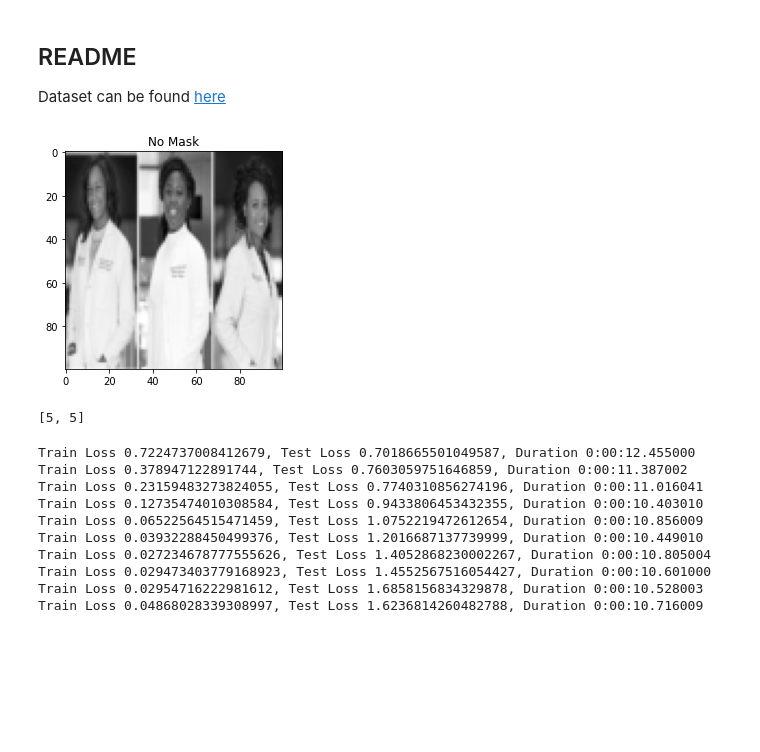
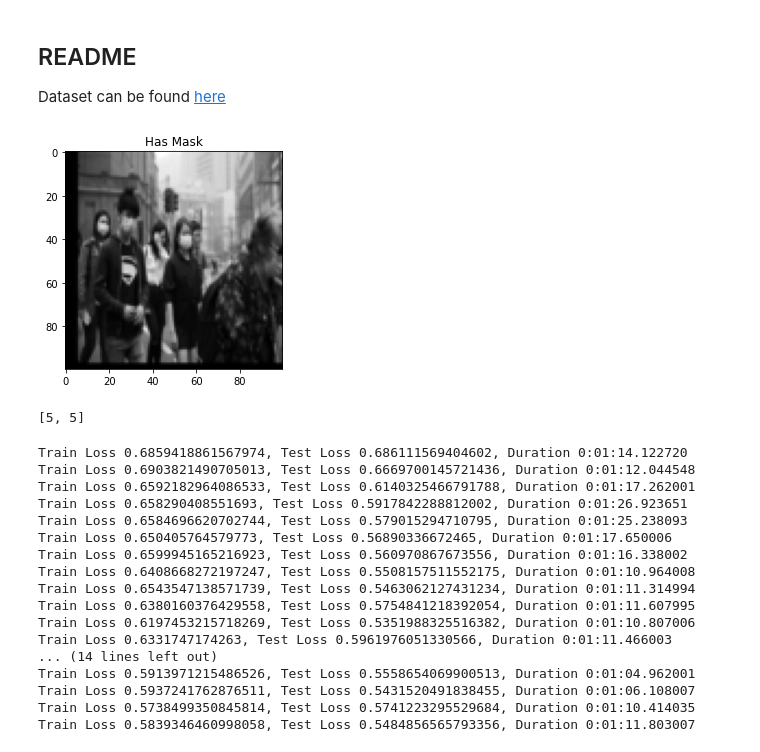
Before and after one commit to e-hokage777/Machine_Learning_Challenges, a Jupyter notebook: Zindi_Challenges/Spot_The_Mask_Challenge/Spot_The_Image_Challenge.ipynb, the cells around one changed output. Cells and saved outputs as stored; diff of their text form; code cells hidden in the pictures; blank space fills up the shorter version.

```diff
--- a/Zindi_Challenges/Spot_The_Mask_Challenge/Spot_The_Image_Challenge.ipynb
+++ b/Zindi_Challenges/Spot_The_Mask_Challenge/Spot_The_Image_Challenge.ipynb
@@ -48,20 +91,38 @@ class MaskedFaces(Dataset):
 
         return image, label
 # %%
-## preparing to load the images
-annotations_file = "./data/train_labels.csv"
+# ## preparing to load the images
+# annotations_file = "./data/labels.csv"
+# img_dir = "./data/images"
+# transform = transforms.Compose([transforms.Resize((100,100), antialias=True), transforms.ConvertImageDtype(torch.float32)])
+# target_transform = lambda x: torch.tensor(x).type(torch.float32)
+# dataset = MaskedFaces(annotations_file, img_dir, transform=transform, target_transform=target_transform)
+
 img_dir = "./data/images"
-transform = transforms.Compose([transforms.Resize((100,100), antialias=True), transforms.ConvertImageDtype(torch.float32)])
 target_transform = lambda x: torch.tensor(x).type(torch.float32)
-dataset = MaskedFaces(annotations_file, img_dir, transform=transform, target_transform=target_transform)
+
+## getting train dataset
+annotations_file = train_labels_path
+train_transform = transforms.Compose([
+    # transforms.RandomCrop(32, padding=4),
+    transforms.RandomHorizontalFlip(p=0.5),
+    transforms.RandomAffine(0, translate=(0.1,0.1)),
+    transforms.Resize((100,100), antialias=True),
+    transforms.ConvertImageDtype(torch.float32)])
+train_dataset = MaskedFaces(annotations_file, img_dir, transform=train_transform, target_transform=target_transform)
+
+## getting test dataset
+annotations_file = test_labels_path
+test_transform = transforms.Compose([transforms.Resize((100,100), antialias=True), transforms.ConvertImageDtype(torch.float32)])
+test_dataset = MaskedFaces(annotations_file, img_dir, transform=test_transform, target_transform=target_transform)
 # %%
-idx = np.random.randint(len(dataset)+1)
-img = dataset[idx][0]
-label = dataset[idx][1]
+idx = np.random.randint(len(train_dataset)+1)
+img = train_dataset[idx][0]
+label = train_dataset[idx][1]
 plt.imshow(img.permute(1,2,0), cmap="gray")
 plt.title("Has Mask" if label else "No Mask")
 plt.show()
 # %% [output]
-[figure, old version]
+[figure, new version]
 # %%
 # splitting data into train and test
@@ -169,18 +239,25 @@ def train_model(model, criterion, optimizer, train_loader, test_loader, epochs):
     return info
 # %%
 ## training model
-train_info = train_model(model, criterion, optimizer, train_loader, test_loader, 10)
+train_info = train_model(model, criterion, optimizer, train_loader, test_loader, 30)
 # %% [output]
-Train Loss 0.7224737008412679, Test Loss 0.7018665501049587, Duration 0:00:12.455000
-Train Loss 0.378947122891744, Test Loss 0.7603059751646859, Duration 0:00:11.387002
-Train Loss 0.23159483273824055, Test Loss 0.7740310856274196, Duration 0:00:11.016041
-Train Loss 0.12735474010308584, Test Loss 0.9433806453432355, Duration 0:00:10.403010
-Train Loss 0.06522564515471459, Test Loss 1.0752219472612654, Duration 0:00:10.856009
-Train Loss 0.03932288450499376, Test Loss 1.2016687137739999, Duration 0:00:10.449010
-Train Loss 0.027234678777555626, Test Loss 1.4052868230002267, Duration 0:00:10.805004
-Train Loss 0.029473403779168923, Test Loss 1.4552567516054427, Duration 0:00:10.601000
-Train Loss 0.02954716222981612, Test Loss 1.6858156834329878, Duration 0:00:10.528003
-Train Loss 0.04868028339308997, Test Loss 1.6236814260482788, Duration 0:00:10.716009
+Train Loss 0.6859418861567974, Test Loss 0.686111569404602, Duration 0:01:14.122720
+Train Loss 0.6903821490705013, Test Loss 0.6669700145721436, Duration 0:01:12.044548
+Train Loss 0.6592182964086533, Test Loss 0.6140325466791788, Duration 0:01:17.262001
+Train Loss 0.658290408551693, Test Loss 0.5917842288812002, Duration 0:01:26.923651
+Train Loss 0.6584696620702744, Test Loss 0.579015294710795, Duration 0:01:25.238093
+Train Loss 0.650405764579773, Test Loss 0.56890336672465, Duration 0:01:17.650006
+Train Loss 0.6599945165216923, Test Loss 0.560970867673556, Duration 0:01:16.338002
+Train Loss 0.6408668272197247, Test Loss 0.5508157511552175, Duration 0:01:10.964008
+Train Loss 0.6543547138571739, Test Loss 0.5463062127431234, Duration 0:01:11.314994
+Train Loss 0.6380160376429558, Test Loss 0.5754841218392054, Duration 0:01:11.607995
+Train Loss 0.6197453215718269, Test Loss 0.5351988325516382, Duration 0:01:10.807006
+Train Loss 0.6331747174263, Test Loss 0.5961976051330566, Duration 0:01:11.466003
+... (14 lines left out)
+Train Loss 0.5913971215486526, Test Loss 0.5558654069900513, Duration 0:01:04.962001
+Train Loss 0.5937241762876511, Test Loss 0.5431520491838455, Duration 0:01:06.108007
+Train Loss 0.5738499350845814, Test Loss 0.5741223295529684, Duration 0:01:10.414035
+Train Loss 0.5839346460998058, Test Loss 0.5484856565793356, Duration 0:01:11.803007
 # %%
 fig = plt.figure(figsize=(12,6))
 plt.plot(train_info["train_losses"], label="train loss")
```
Also changed, not shown: parts of 18 cells of this notebook, 6 other files.
